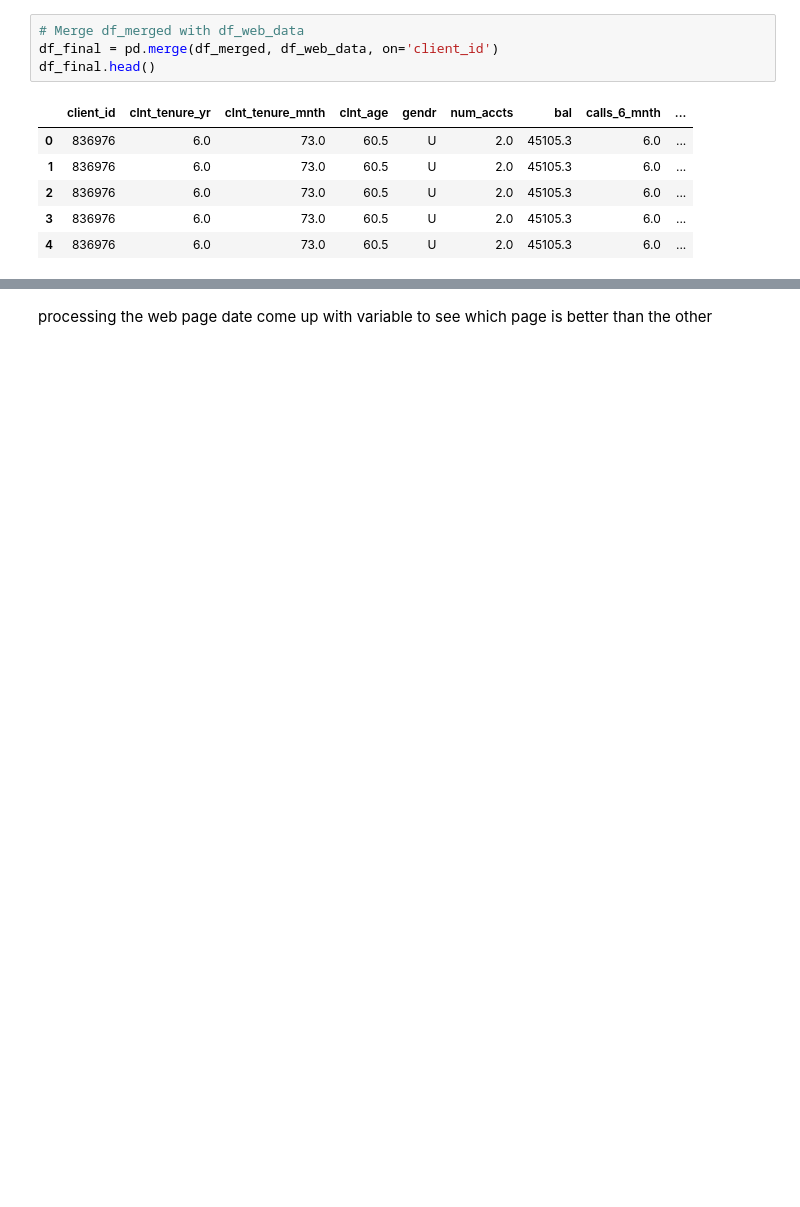
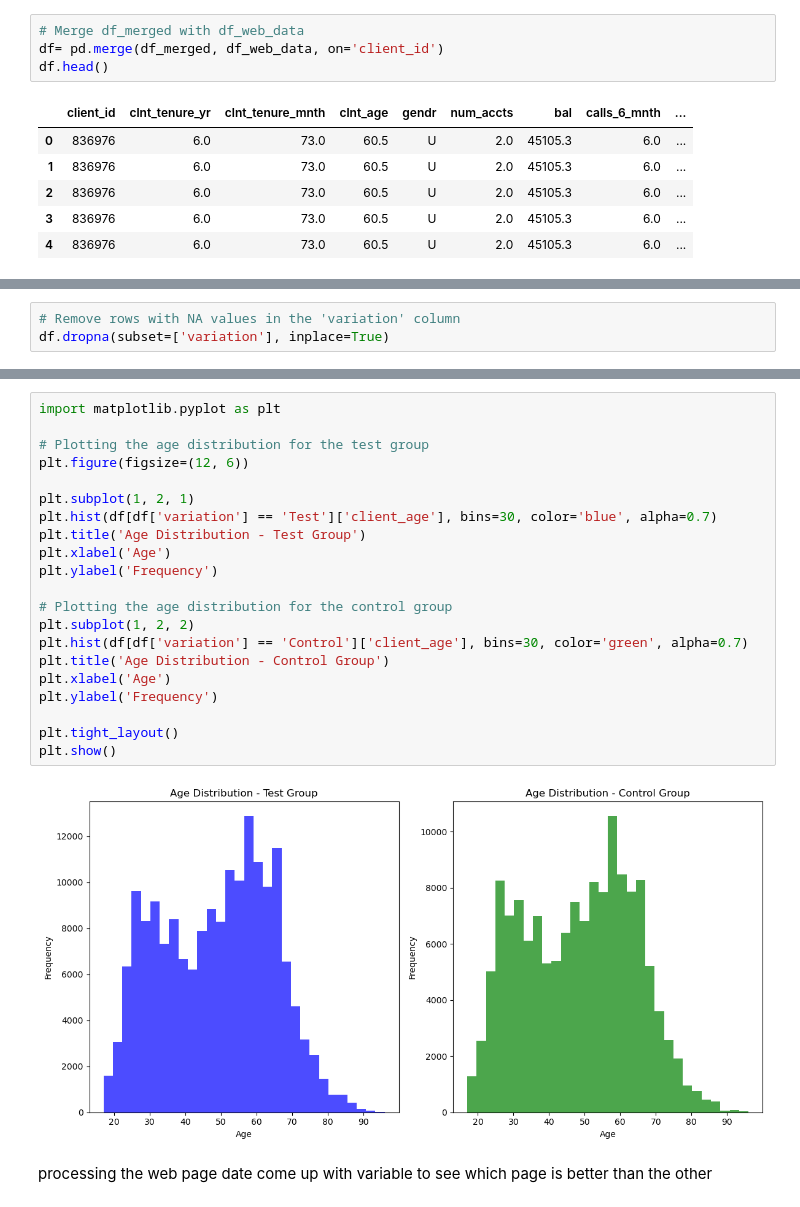
Before and after one commit to MustafaAldabbas/Project-Two-Big, a Jupyter notebook: Notebooks/Mustafa.ipynb, the cells around one changed output, grey strips where cells are left out. Drawn from its saved outputs; the diff is of its cells as text; blank space fills up the shorter version.

```diff
--- a/Notebooks/Mustafa.ipynb
+++ b/Notebooks/Mustafa.ipynb
@@ -407,8 +410,8 @@ plt.show()
 ### merging the Demo with the Web data
 # %%
 # Merge df_merged with df_web_data
-df_final = pd.merge(df_merged, df_web_data, on='client_id')
-df_final.head()
+df= pd.merge(df_merged, df_web_data, on='client_id')
+df.head()
 # %% [output]
 |  | client_id | clnt_tenure_yr | clnt_tenure_mnth | clnt_age | gendr | num_accts | bal | calls_6_mnth | ... |
 | 0 | 836976 | 6.0 | 73.0 | 60.5 | U | 2.0 | 45105.3 | 6.0 | ... |
@@ -418,0 +449,3 @@ df_final.head()
+# %%
+# Remove rows with NA values in the 'variation' column
+df.dropna(subset=['variation'], inplace=True)
@@ -419,3 +564,26 @@ df_final.head()
+# %%
+import matplotlib.pyplot as plt
+
+# Plotting the age distribution for the test group
+plt.figure(figsize=(12, 6))
+
+plt.subplot(1, 2, 1)
+plt.hist(df[df['variation'] == 'Test']['client_age'], bins=30, color='blue', alpha=0.7)
+plt.title('Age Distribution - Test Group')
+plt.xlabel('Age')
+plt.ylabel('Frequency')
+
+# Plotting the age distribution for the control group
+plt.subplot(1, 2, 2)
+plt.hist(df[df['variation'] == 'Control']['client_age'], bins=30, color='green', alpha=0.7)
+plt.title('Age Distribution - Control Group')
+plt.xlabel('Age')
+plt.ylabel('Frequency')
+
+plt.tight_layout()
+plt.show()
+# %% [output]
+[figure, added]
 # %% [markdown]
 processing the web page date
 come up with variable to see which page is better than the other
```
Also changed, not shown: parts of 41 cells of this notebook.
